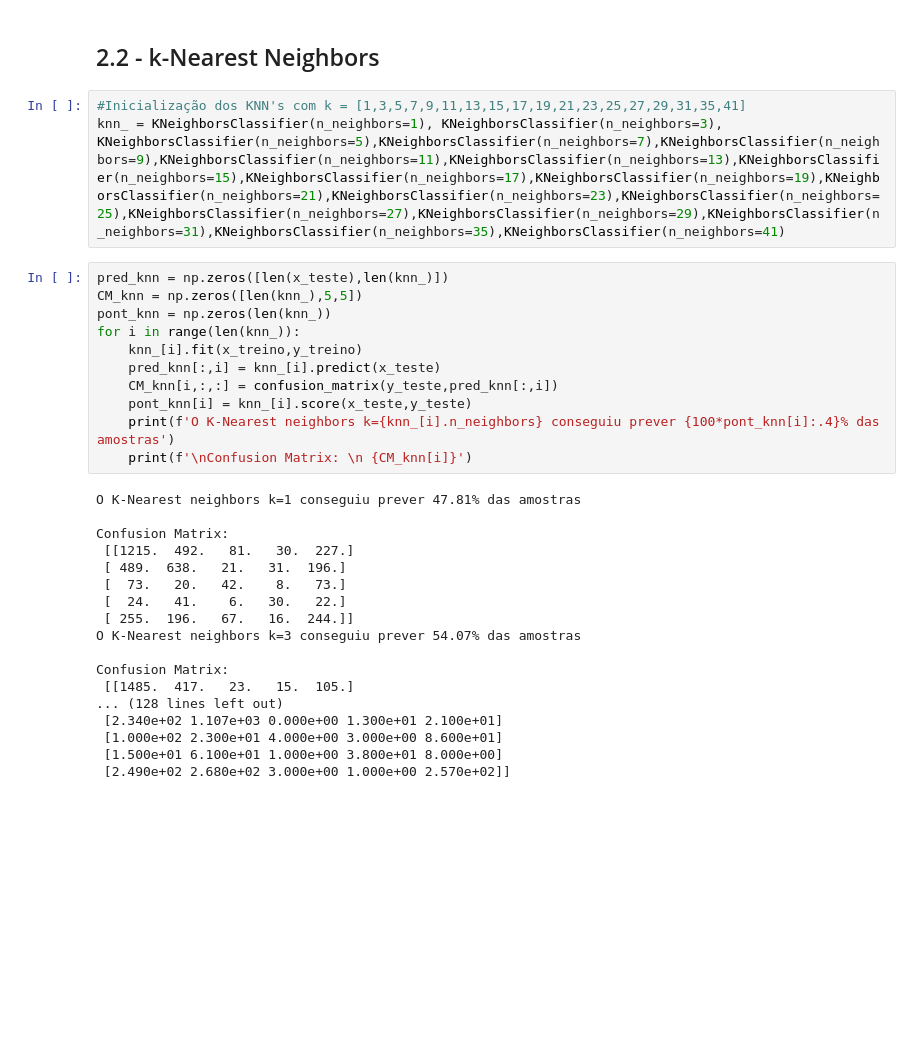
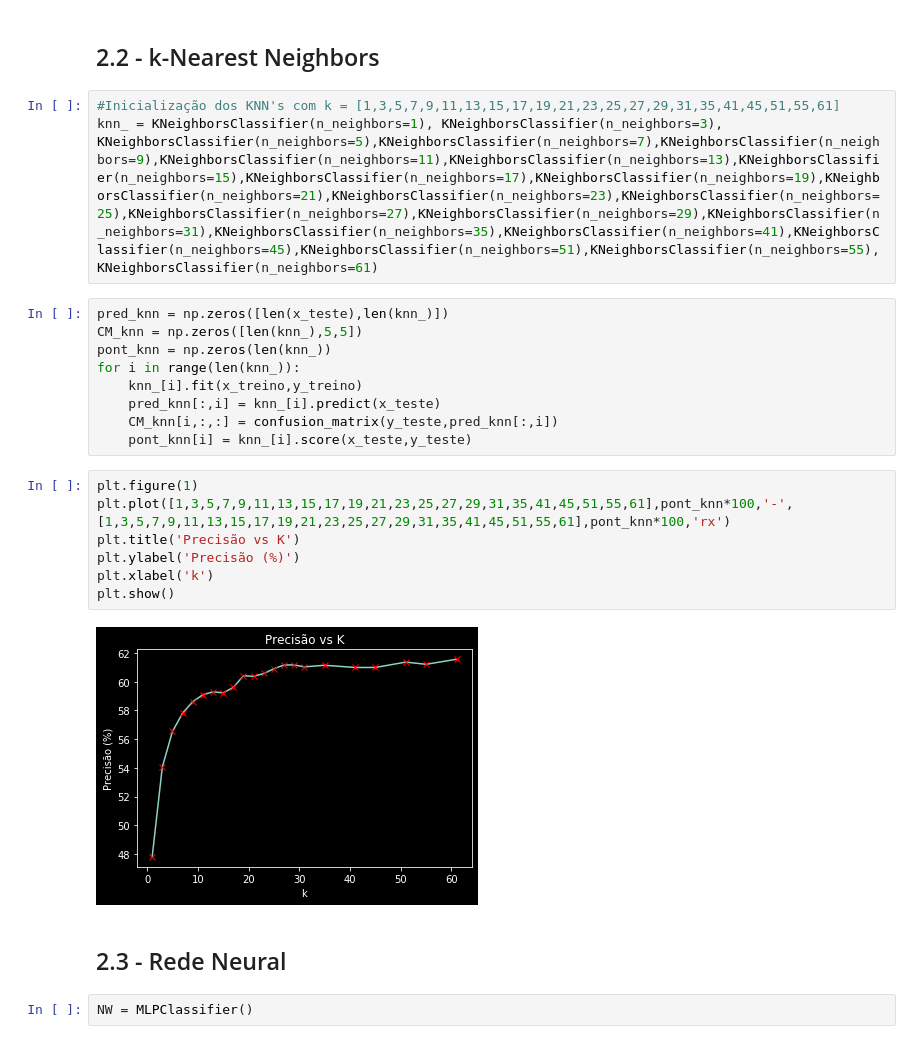
Before and after one commit to ezequiasjunior/ica2019.2, a Jupyter notebook: Homework03/classification.ipynb, the cells around one changed output. Drawn from its saved outputs; the diff is of its cells as text; blank space fills up the shorter version.

```diff
--- a/Homework03/classification.ipynb
+++ b/Homework03/classification.ipynb
@@ -68,8 +69,8 @@ Confusion Matrix:
 # %% [markdown]
 ## 2.2 - k-Nearest Neighbors
 # %%
-#Inicialização dos KNN's com k = [1,3,5,7,9,11,13,15,17,19,21,23,25,27,29,31,35,41]
-knn_ = KNeighborsClassifier(n_neighbors=1), KNeighborsClassifier(n_neighbors=3), KNeighborsClassifier(n_neighbors=5),KNeighborsClassifier(n_neighbors=7),KNeighborsClassifier(n_neighbors=9),KNeighborsClassifier(n_neighbors=11),KNeighborsClassifier(n_neighbors=13),KNeighborsClassifier(n_neighbors=15),KNeighborsClassifier(n_neighbors=17),KNeighborsClassifier(n_neighbors=19),KNeighborsClassifier(n_neighbors=21),KNeighborsClassifier(n_neighbors=23),KNeighborsClassifier(n_neighbors=25),KNeighborsClassifier(n_neighbors=27),KNeighborsClassifier(n_neighbors=29),KNeighborsClassifier(n_neighbors=31),KNeighborsClassifier(n_neighbors=35),KNeighborsClassifier(n_neighbors=41)
+#Inicialização dos KNN's com k = [1,3,5,7,9,11,13,15,17,19,21,23,25,27,29,31,35,41,45,51,55,61]
+knn_ = KNeighborsClassifier(n_neighbors=1), KNeighborsClassifier(n_neighbors=3), KNeighborsClassifier(n_neighbors=5),KNeighborsClassifier(n_neighbors=7),KNeighborsClassifier(n_neighbors=9),KNeighborsClassifier(n_neighbors=11),KNeighborsClassifier(n_neighbors=13),KNeighborsClassifier(n_neighbors=15),KNeighborsClassifier(n_neighbors=17),KNeighborsClassifier(n_neighbors=19),KNeighborsClassifier(n_neighbors=21),KNeighborsClassifier(n_neighbors=23),KNeighborsClassifier(n_neighbors=25),KNeighborsClassifier(n_neighbors=27),KNeighborsClassifier(n_neighbors=29),KNeighborsClassifier(n_neighbors=31),KNeighborsClassifier(n_neighbors=35),KNeighborsClassifier(n_neighbors=41),KNeighborsClassifier(n_neighbors=45),KNeighborsClassifier(n_neighbors=51),KNeighborsClassifier(n_neighbors=55),KNeighborsClassifier(n_neighbors=61)
 # %%
 pred_knn = np.zeros([len(x_teste),len(knn_)])
 CM_knn = np.zeros([len(knn_),5,5])
@@ -79,23 +80,16 @@ for i in range(len(knn_)):
     pred_knn[:,i] = knn_[i].predict(x_teste)
     CM_knn[i,:,:] = confusion_matrix(y_teste,pred_knn[:,i])
     pont_knn[i] = knn_[i].score(x_teste,y_teste)
-    print(f'O K-Nearest neighbors k={knn_[i].n_neighbors} conseguiu prever {100*pont_knn[i]:.4}% das amostras')
-    print(f'\nConfusion Matrix: \n {CM_knn[i]}')
-# %% [output]
-O K-Nearest neighbors k=1 conseguiu prever 47.81% das amostras
-
-Confusion Matrix:
- [[1215.  492.   81.   30.  227.]
- [ 489.  638.   21.   31.  196.]
- [  73.   20.   42.    8.   73.]
- [  24.   41.    6.   30.   22.]
- [ 255.  196.   67.   16.  244.]]
-O K-Nearest neighbors k=3 conseguiu prever 54.07% das amostras
-
-Confusion Matrix:
- [[1485.  417.   23.   15.  105.]
-... (128 lines left out)
- [2.340e+02 1.107e+03 0.000e+00 1.300e+01 2.100e+01]
- [1.000e+02 2.300e+01 4.000e+00 3.000e+00 8.600e+01]
- [1.500e+01 6.100e+01 1.000e+00 3.800e+01 8.000e+00]
- [2.490e+02 2.680e+02 3.000e+00 1.000e+00 2.570e+02]]
+# %%
+plt.figure(1)
+plt.plot([1,3,5,7,9,11,13,15,17,19,21,23,25,27,29,31,35,41,45,51,55,61],pont_knn*100,'-',[1,3,5,7,9,11,13,15,17,19,21,23,25,27,29,31,35,41,45,51,55,61],pont_knn*100,'rx')
+plt.title('Precisão vs K')
+plt.ylabel('Precisão (%)')
+plt.xlabel('k')
+plt.show()
+# %% [output]
+[figure, added]
+# %% [markdown]
+## 2.3 - Rede Neural
+# %%
+NW = MLPClassifier()
```
Also changed, not shown: parts of 6 cells of this notebook.
